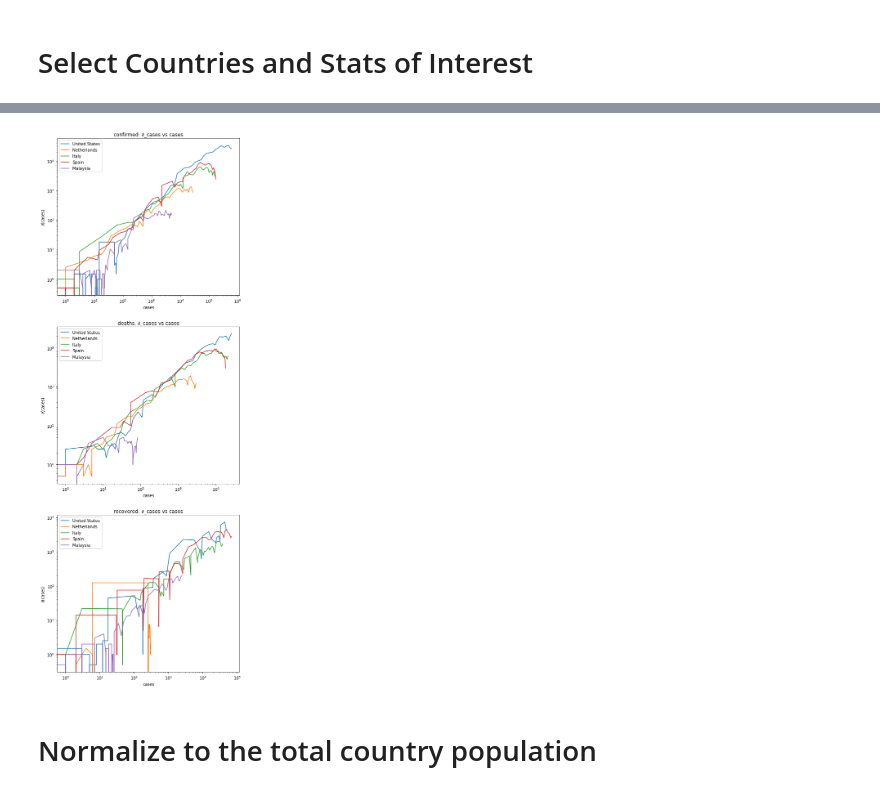
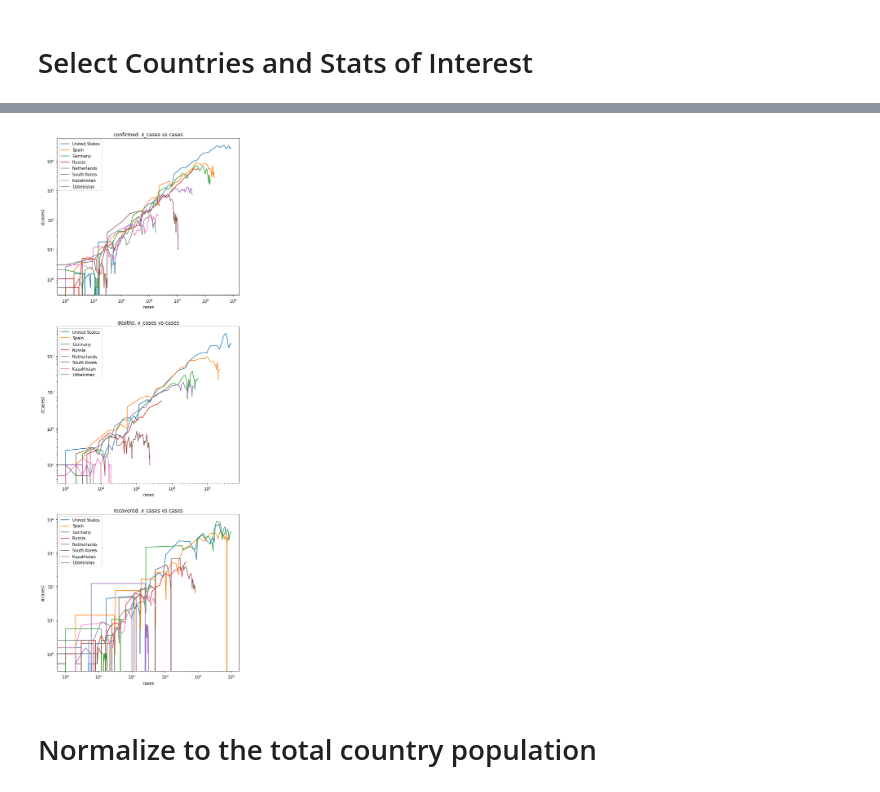
Before and after one commit to k1m190r/covid-19, a Jupyter notebook: COVID-19_v2.ipynb, the cells around one changed output, grey strips where cells are left out. Drawn from its saved outputs; the diff is of its cells as text; code cells hidden in the pictures.

```diff
--- a/COVID-19_v2.ipynb
+++ b/COVID-19_v2.ipynb
@@ -119,16 +119,23 @@ DATA = pd.concat(DATA, axis=1)
 # Select Countries and Stats of Interest
 # %%
 Countries = [
-    "China",
     "Spain",
     "Netherlands",
-    "Italy",
-    "South Korea",
+#     "Italy",
+#     "South Korea",
+    "Germany",
     "Uzbekistan",
     "United States",
-    "Malaysia",
+#     "Malaysia",
+    "Russia",
+    "Kazakhstan",
+    "South Korea",
 ]
 StatType = ["confirmed", "deaths", "recovered"]
+# %%
+# Sort acording to # cases
+
+Countries = [x[1] for x in sorted(zip(DATA[product(Countries, ["confirmed"])].iloc[-1,:], Countries))[::-1]]
 # %%
 # log(cases) vs days
 prodix = pd.MultiIndex.from_product
@@ -215,25 +199,27 @@ for stat in StatType:
 # %%
 # ln(∂_cases) vs ln_cases
 
-fig, axes = plt.subplots(len(StatType), figsize=(8,8*len(StatType)))
+fig, axes = plt.subplots(len(StatType), figsize=(8, 8 * len(StatType)))
 
-Countries = ["United States", "Netherlands", "Italy", "Spain", "Malaysia"]
+# Countries = ["United States", "Netherlands", "Italy", "Spain", "Malaysia"]
+#Countries = ["Netherlands", "Spain", "United States", "Russia", ]
+
 
 for i, stat in enumerate(StatType):
     ax = axes[i]
     ax.set_title(f"{stat}: ∂_cases vs cases")
 
     x = DATA[product(Countries, [stat])]
     y = DERIV[product(Countries, [stat])]
 
-    ax.plot(x,y, '-')
+    ax.plot(x, y, "-")
     ax.set_xscale("log")
     ax.set_xlabel("cases")
     ax.set_yscale("log")
     ax.set_ylabel("∂(cases)")
     ax.legend(Countries)
 # %% [output]
-[figure, old version]
+[figure, new version]
 # %% [markdown]
 # Normalize to the total country population
 # %%
```
Also changed, not shown: parts of 13 cells of this notebook, 1 other file.
